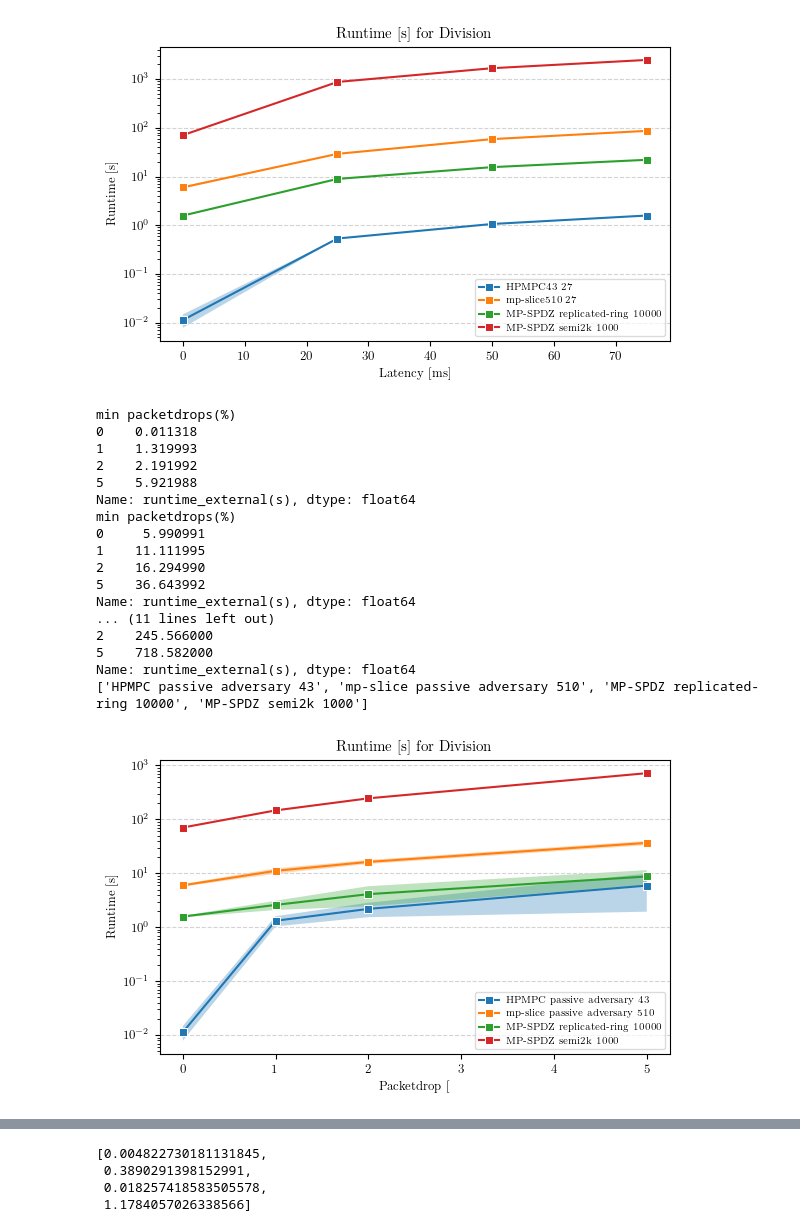
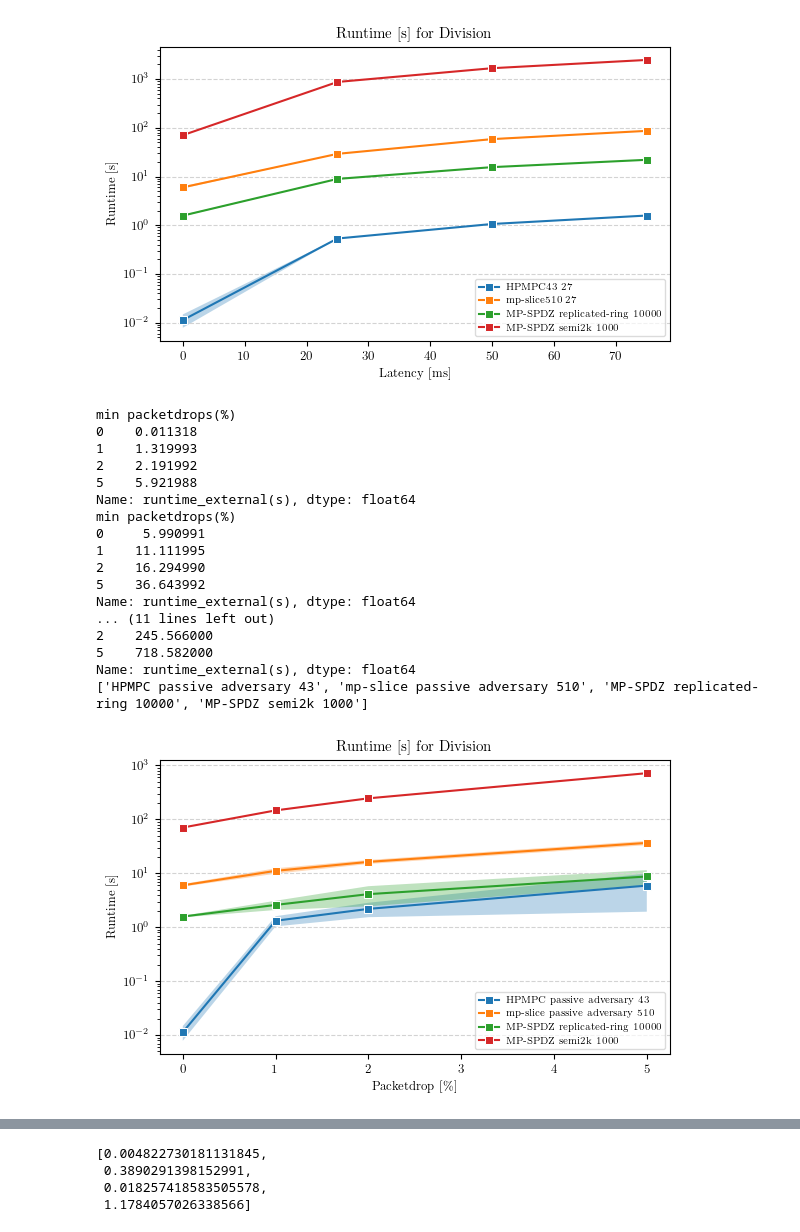
Before and after one commit to aSlunk/results, a Jupyter notebook: mp-slice/16_Division/Deviation.ipynb, the cells around one changed output, grey strips where cells are left out. Drawn from its saved outputs; the diff is of its cells as text; code cells hidden in the pictures.

```diff
--- a/mp-slice/16_Division/Deviation.ipynb
+++ b/mp-slice/16_Division/Deviation.ipynb
@@ -10,7 +10,7 @@ importlib.reload(rf)
 rf.init_plotting()
 # %%
 experiment = "01_Multiplication" # 506
-experiment = "02_Compare" # 507|508|509
+# experiment = "02_Compare" # 507|508|509
 # experiment = "03_Share"
 # experiment = "04_LogReg" # 526|527|528
 # experiment = "05_Reveal" # 512
@@ -167,40 +157,35 @@ packetdrop,label=rf.get_packetdrop_deviation(data)
 # del packetdrop[-2]
 # del label[-2]
 # del label[-2]
-
-# del label[-1] # AES
-# del packetdrop[-1]
-# del label[-2]
-# del packetdrop[-2]
 
 del packetdrop[3] # Division
 del packetdrop[3]
 del label[3]
 del label[3]
 
 # del packetdrop[-2] # secure min
 # del packetdrop[-2]
 # del label[-2]
 # del label[-2]
 
 print(label)
-rf.plot_deviation(packetdrop,label,"test.png",experiment,"Packetdrop [%]","Runtime [s]",True)
+rf.plot_deviation(packetdrop,label,"test.png",experiment,"Packetdrop [\\%]","Runtime [s]",True)
 # %% [output]
 min packetdrops(%)
 0    0.011318
 1    1.319993
 2    2.191992
 5    5.921988
 Name: runtime_external(s), dtype: float64
 min packetdrops(%)
 0     5.990991
 1    11.111995
 2    16.294990
 5    36.643992
 Name: runtime_external(s), dtype: float64
 ... (11 lines left out)
 2    245.566000
 5    718.582000
 Name: runtime_external(s), dtype: float64
 ['HPMPC passive adversary 43', 'mp-slice passive adversary 510', 'MP-SPDZ replicated-ring 10000', 'MP-SPDZ semi2k 1000']
-[figure, old version]
+[figure, new version]
```
Also changed, not shown: parts of 5 cells of this notebook, 1 other file.
